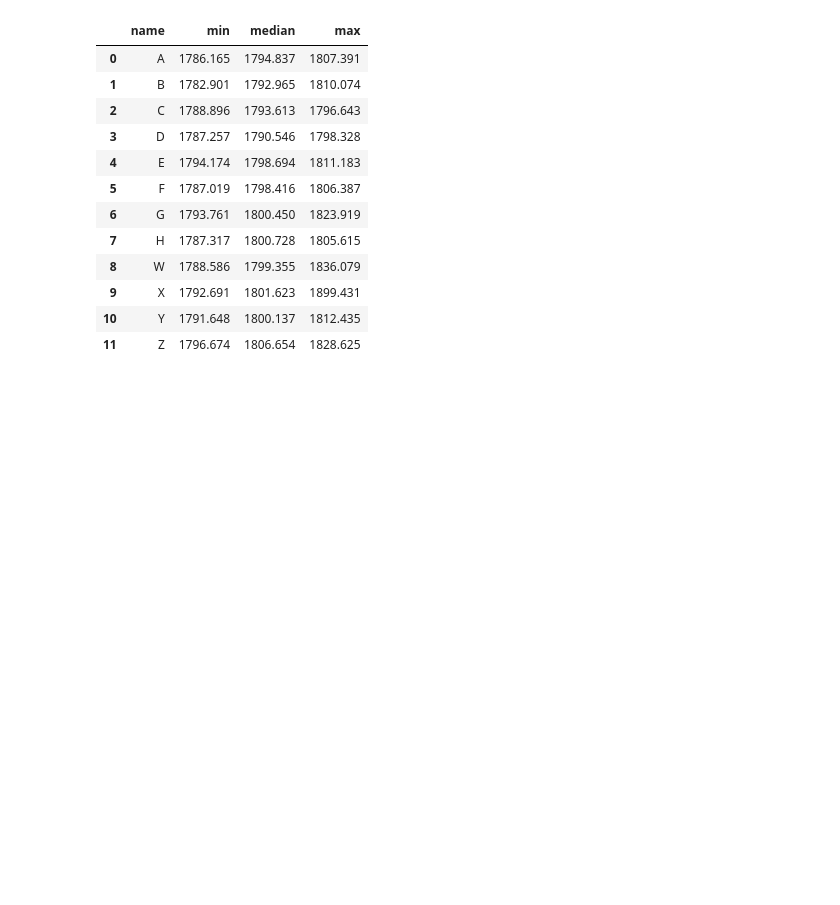
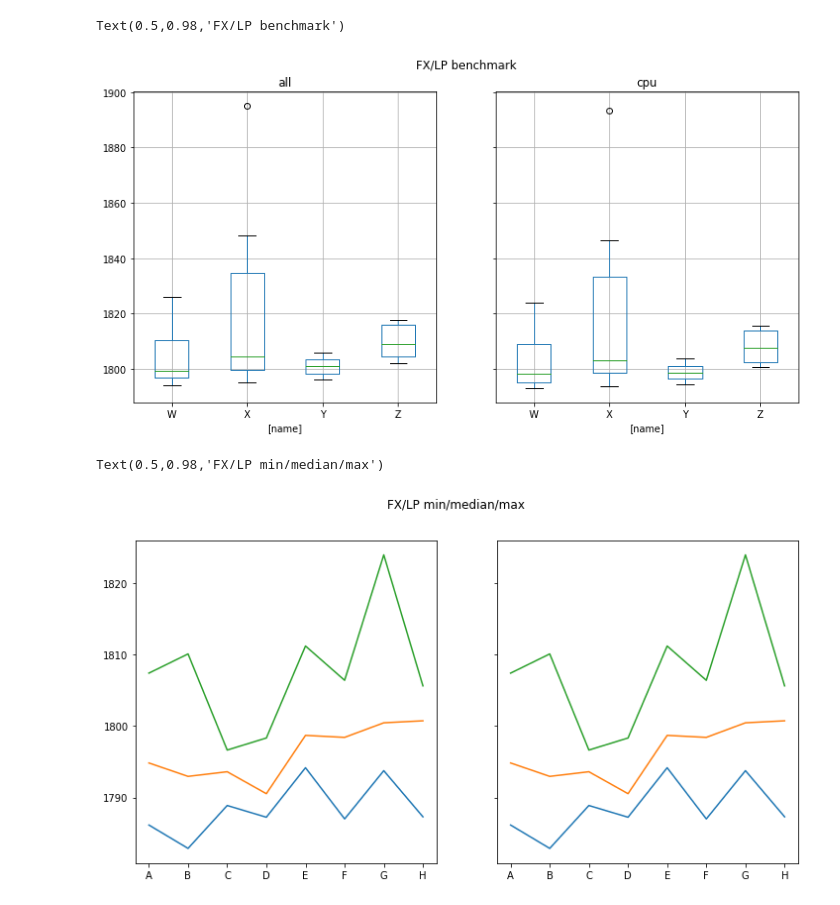
Before and after one commit to iharh/prj, a Jupyter notebook: py/fxchart/c.ipynb, the cells around one changed output. Saved outputs shown, nothing was run; the diff lists cells and outputs as text; code cells hidden in the pictures; blank space fills up the shorter version.

```diff
--- a/py/fxchart/c.ipynb
+++ b/py/fxchart/c.ipynb
@@ -28,8 +28,34 @@ Text(0.5,0.98,'FX/LP benchmark')
+# %%
+import glob
+import pandas as pd
+import matplotlib.pyplot as plt
+
+filenames = glob.glob('./data/?1.csv')
+filenames.sort()
+dfs = map(lambda f: pd.read_csv(f), filenames)
+df0 = pd.concat(dfs, join="inner")
+df0.to_csv('data/stat1.csv', index=False)
+
+def process(df, val_col):
+    dfr = df.loc[:,['name', val_col]].sort_values(by=['name', val_col])
+    dfr = dfr.groupby('name', as_index=False).apply(lambda grp: grp.iloc[2:-2])
+    dfr.to_csv('data/{}-percentiled.csv'.format(val_col), index=False)
+    return dfr
+
+dfall = process(df0, 'all')
+dfcpu = process(df0, 'cpu')
+
+fig, axes = plt.subplots(nrows=1, ncols=2, figsize=(12, 6), sharey=True)
+dfall.boxplot(by='name', ax=axes[0])
+dfcpu.boxplot(by='name', ax=axes[1])
+fig.suptitle('FX/LP benchmark')
+# %% [output]
+Text(0.5,0.98,'FX/LP benchmark')
+[figure, added]
 # %%
 import pandas as pd
 import numpy as np
 import matplotlib.pyplot as plt
-import altair as alt
 
 df0 = pd.read_csv('data/stat0.csv')
 
@@ -43,24 +69,12 @@ def process_agg(df, val_col):
 
 dfall = process_agg(df0, 'all')
 dfcpu = process_agg(df0, 'all')
-dfall
-#plt.plot(dfall['name'], dfall.drop(columns=['name']))
+# plt.plot(dfall['name'], dfall.drop(columns=['name']))
 
-#fig, axes = plt.subplots(nrows=1, ncols=2, figsize=(12, 6), sharey=True)
-#axes[0].plot(dfall['name'], dfall.drop(columns=['name']))
-#axes[1].plot(dfcpu['name'], dfcpu.drop(columns=['name']))
-#fig.suptitle('FX/LP min/median/max')
+fig, axes = plt.subplots(nrows=1, ncols=2, figsize=(12, 6), sharey=True)
+axes[0].plot(dfall['name'], dfall.drop(columns=['name']))
+axes[1].plot(dfcpu['name'], dfcpu.drop(columns=['name']))
+fig.suptitle('FX/LP min/median/max')
 # %% [output]
-|  | name | min | median | max |
-| 0 | A | 1786.165 | 1794.837 | 1807.391 |
-| 1 | B | 1782.901 | 1792.965 | 1810.074 |
-| 2 | C | 1788.896 | 1793.613 | 1796.643 |
-| 3 | D | 1787.257 | 1790.546 | 1798.328 |
-| 4 | E | 1794.174 | 1798.694 | 1811.183 |
-| 5 | F | 1787.019 | 1798.416 | 1806.387 |
-| 6 | G | 1793.761 | 1800.450 | 1823.919 |
-| 7 | H | 1787.317 | 1800.728 | 1805.615 |
-| 8 | W | 1788.586 | 1799.355 | 1836.079 |
-| 9 | X | 1792.691 | 1801.623 | 1899.431 |
-| 10 | Y | 1791.648 | 1800.137 | 1812.435 |
-| 11 | Z | 1796.674 | 1806.654 | 1828.625 |
+Text(0.5,0.98,'FX/LP min/median/max')
+[figure, added]
```
Also changed, not shown: parts of 1 cell of this notebook, 9 other files.
